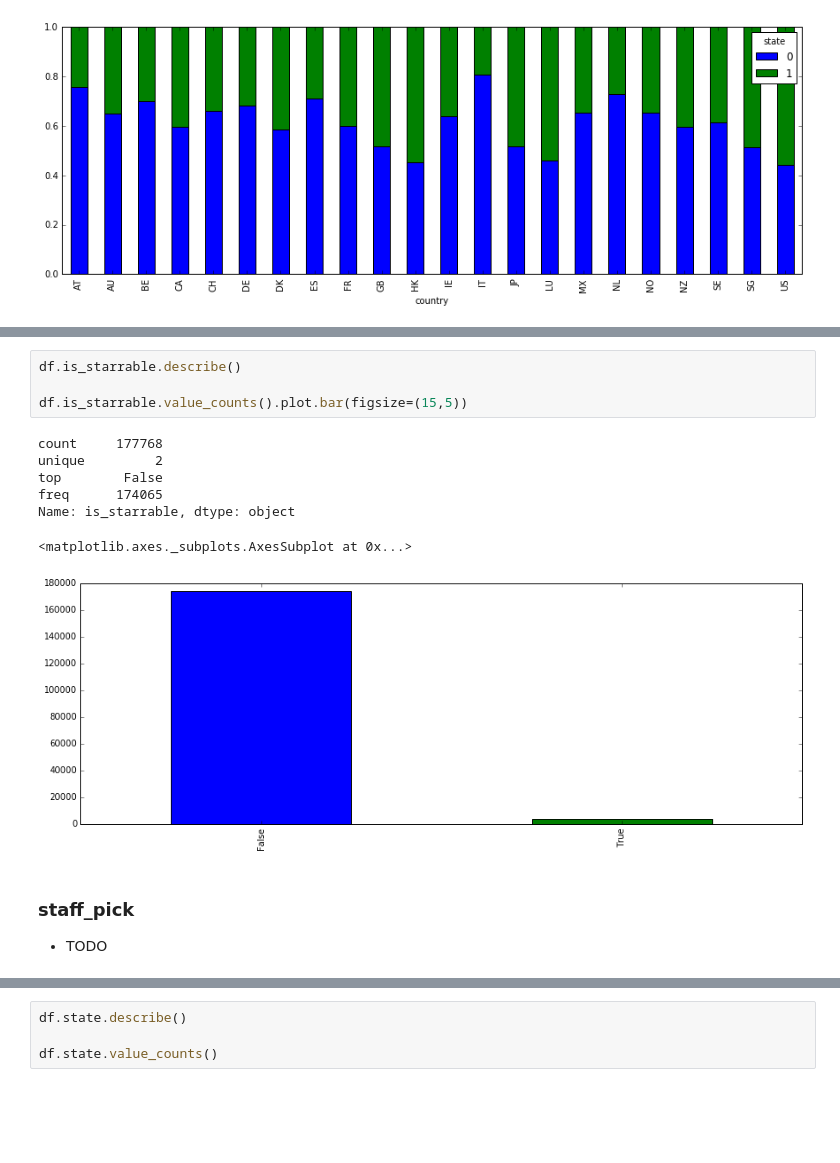
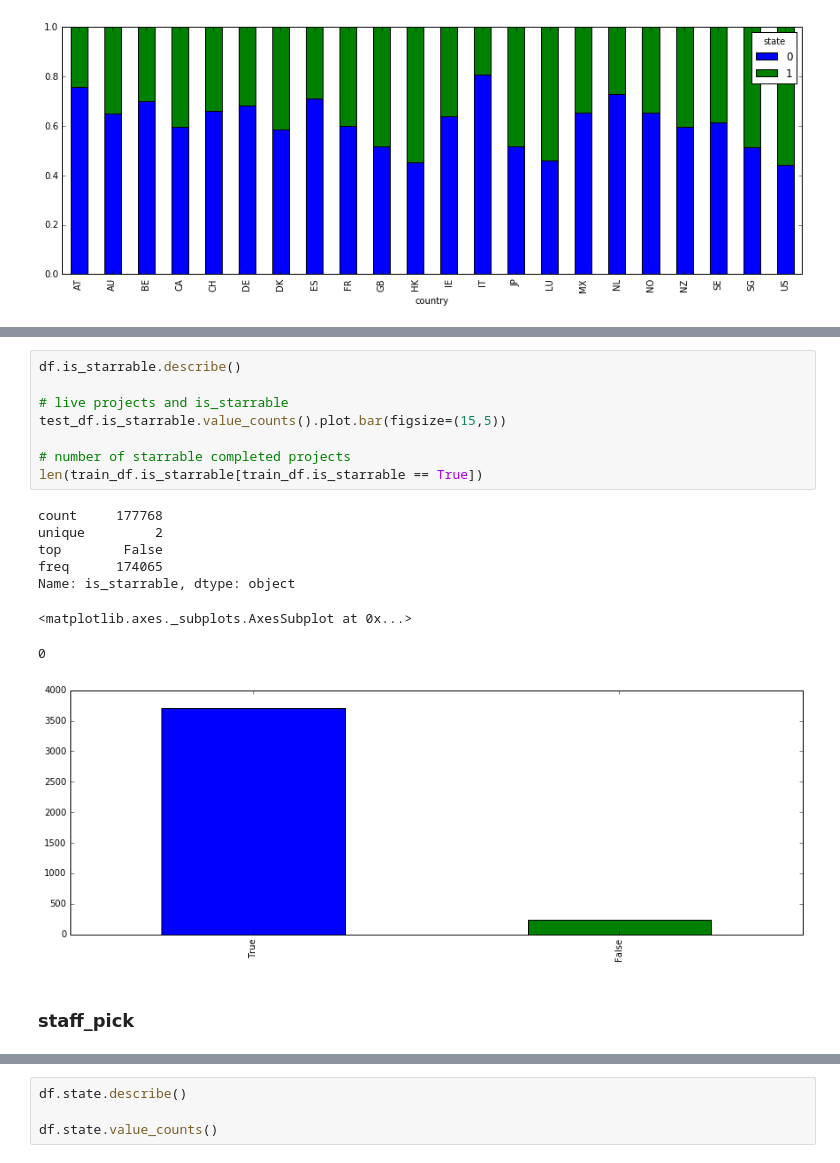
Before and after one commit to jaeeolma/ties445, a Jupyter notebook: Data exploration.ipynb, the cells around one changed output, grey strips where cells are left out. Drawn from its saved outputs; the diff is of its cells as text; blank space fills up the shorter version.

Commit message:
more plots

```diff
--- a/Data exploration.ipynb
+++ b/Data exploration.ipynb
@@ -329,19 +394,22 @@ Name: disable_communication, dtype: object
 # %%
 df.is_starrable.describe()
 
-df.is_starrable.value_counts().plot.bar(figsize=(15,5))
+# live projects and is_starrable
+test_df.is_starrable.value_counts().plot.bar(figsize=(15,5))
+
+# number of starrable completed projects
+len(train_df.is_starrable[train_df.is_starrable == True])
 # %% [output]
 count     177768
 unique         2
 top        False
 freq      174065
 Name: is_starrable, dtype: object
 <matplotlib.axes._subplots.AxesSubplot at 0x...>
+0
-[figure, old version]
+[figure, new version]
 # %% [markdown]
 ### staff_pick
-
-- TODO
 # %%
 df.staff_pick.describe()
 
```
Also changed, not shown: parts of 41 cells of this notebook.
